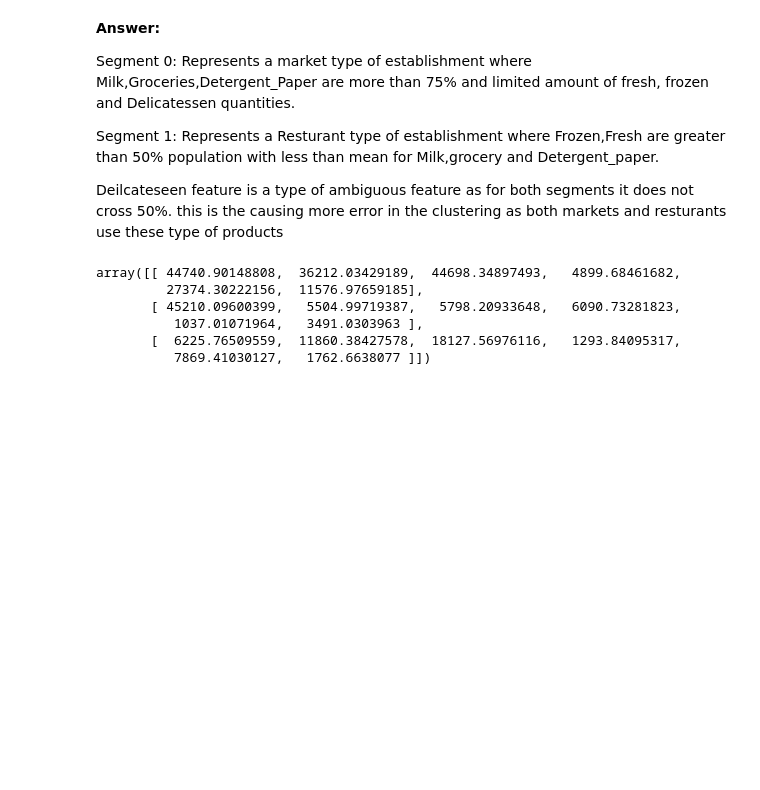
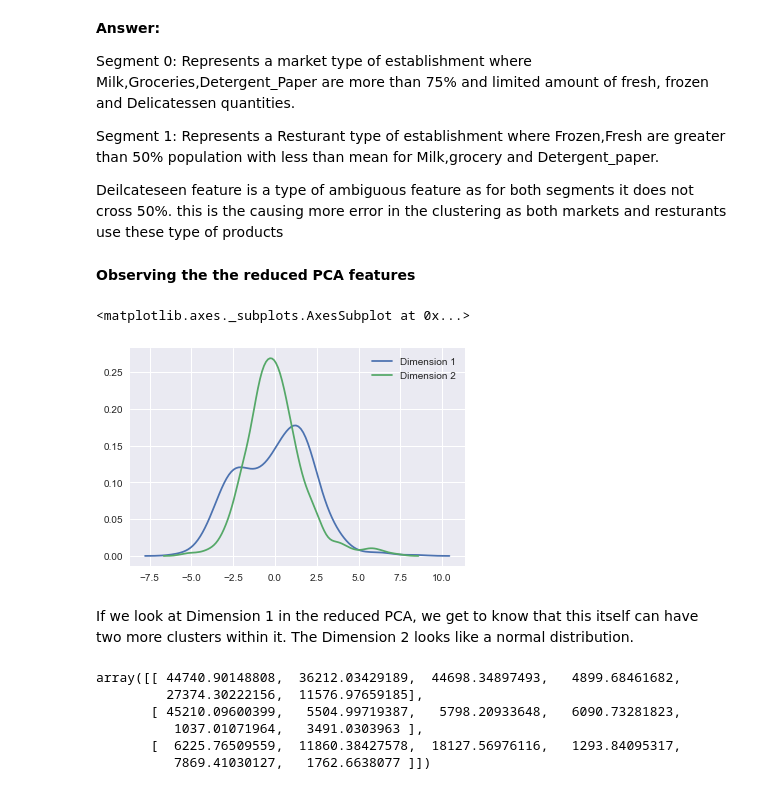
Before and after one commit to namratha2403/customer_segments, a Jupyter notebook: customer_segments.ipynb, the cells around one changed output. Saved outputs shown, nothing was run; the diff lists cells and outputs as text; code cells hidden in the pictures; blank space fills up the shorter version.

```diff
--- a/customer_segments.ipynb
+++ b/customer_segments.ipynb
@@ -646,6 +705,16 @@ Segment 0: Represents a market type of establishment where Milk,Groceries,Deterg
 Segment 1: Represents a Resturant type of establishment where Frozen,Fresh are greater than 50% population with less than mean for Milk,grocery and Detergent_paper.
 
 Deilcateseen feature is a type of ambiguous feature as for both segments it does not cross 50%. this is the causing more error in the clustering as both markets and resturants use these type of products
+# %% [markdown]
+**Observing the the reduced PCA features**
+# %%
+sns.kdeplot(reduced_data['Dimension 1'])
+sns.kdeplot(reduced_data['Dimension 2'])
+# %% [output]
+<matplotlib.axes._subplots.AxesSubplot at 0x...>
+[figure, added]
+# %% [markdown]
+If we look at Dimension 1 in the reduced PCA, we get to know that this itself can have two more clusters within it. The Dimension 2 looks like a normal distribution.
 # %%
 adf=pca.inverse_transform(pca_samples)
 # %%
```
Also changed, not shown: parts of 17 cells of this notebook, 1 other file.
